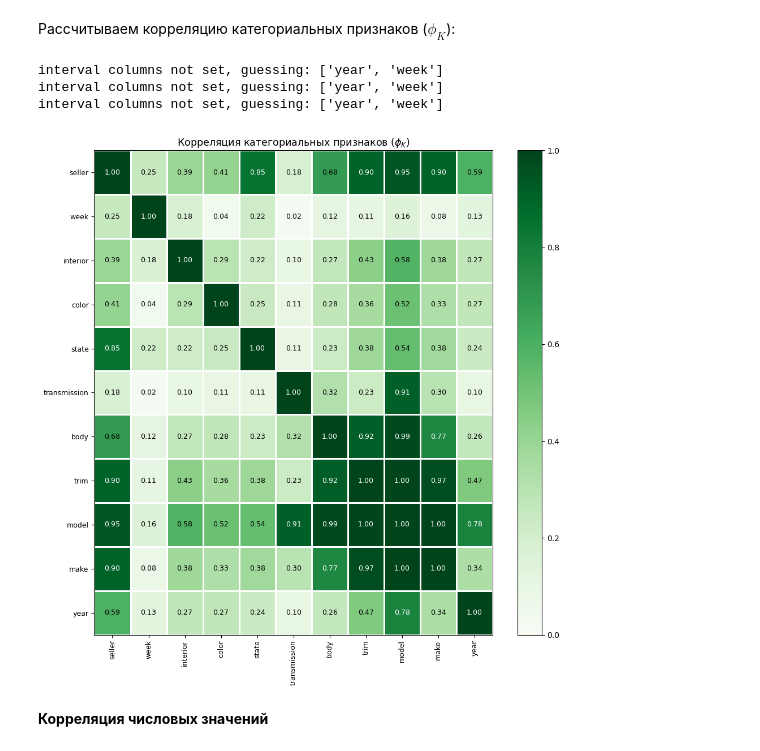
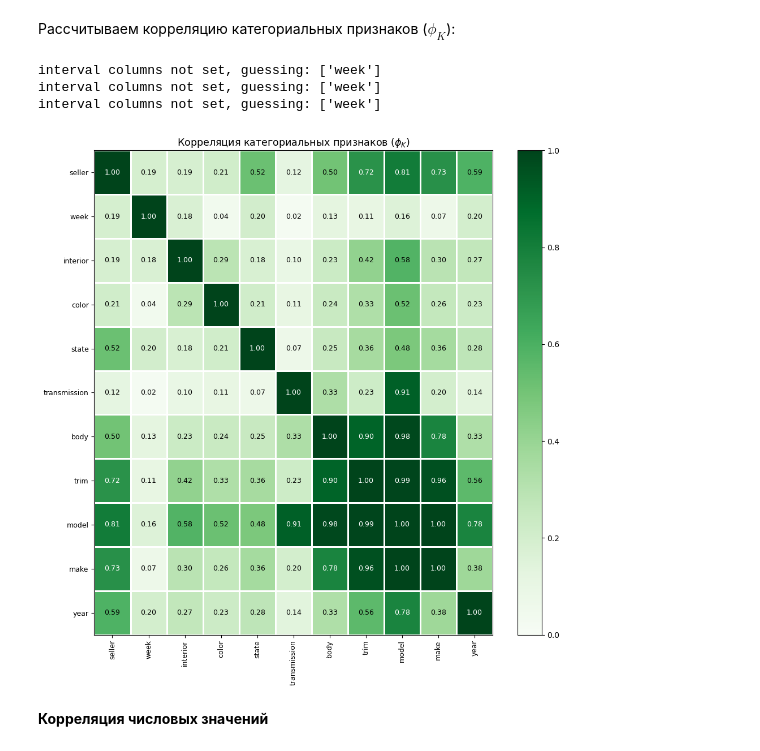
Before and after one commit to data-analyst-mr/DataScienceProjects, a Jupyter notebook: projects/real_projects/workshop-1/cars_cost.ipynb, the cells around one changed output. Drawn from its saved outputs; the diff is of its cells as text; code cells hidden in the pictures.

```diff
--- a/projects/real_projects/workshop-1/cars_cost.ipynb
+++ b/projects/real_projects/workshop-1/cars_cost.ipynb
@@ -876,0 +863,9 @@ None
+# %%
+pipeline = make_pipeline(make_nan(),
+                         model_doublon(),
+                         make_transmission_nan(),
+                         trim_seller(),
+                         condition_odometer(),
+                         create_odometer_range(),
+                         create_car_age(),
+                         odometer_condition_nan())
@@ -876,0 +874,3 @@ None
+# %%
+%%time
+df_analysis = pipeline.fit_transform(df_train)
@@ -917,11 +950,11 @@ def distribution(df_analysys):
 # %% [markdown]
 Создаем список признаков, имеющих дискретные значения:
 # %%
-analysys_bar_list = ['make', 'body', 'transmission', 'state', 'color', 'interior', 'seller', 'car_age', 'week']
+analysys_bar_list = ['year', 'make', 'body', 'transmission', 'state', 'color', 'interior', 'seller', 'car_age', 'week']
 # %%
-df_analysys = df_train.drop(['year', 'vin', 'saledate'], axis=1)
-for column in df_analysys.columns:
+df_analysis = df_analysis.drop(['vin', 'saledate'], axis=1)
+for column in df_analysis.columns:
     if (column in analysys_bar_list) & (column != 'week') & (column != 'car_age'):
-        list_analysys = list(df_analysys[column].value_counts().reset_index().head(20)[column])
-        df_analysys[column] = df_analysys.apply(lambda x: 'other' if x[column] not in list_analysys else x[column], axis=1)
+        list_analysys = list(df_analysis[column].value_counts().reset_index().head(20)[column])
+        df_analysis[column] = df_analysis.apply(lambda x: 'other' if x[column] not in list_analysys else x[column], axis=1)
 # %%
@@ -960,21 +995,21 @@ categorical_list_corr = ['year', 'make', 'model', 'trim', 'body', 'transmission'
 # %% [markdown]
 Рассчитываем корреляцию категориальных признаков ($\phi_K$):
 # %%
-plot_correlation_matrix(df_train[categorical_list_corr].phik_matrix().values,
-                        x_labels=df_train[categorical_list_corr].phik_matrix().columns,   # значения x
-                        y_labels=df_train[categorical_list_corr].phik_matrix().index,     # значения y
+plot_correlation_matrix(df_analysis[categorical_list_corr].phik_matrix().values,
+                        x_labels=df_analysis[categorical_list_corr].phik_matrix().columns,   # значения x
+                        y_labels=df_analysis[categorical_list_corr].phik_matrix().index,     # значения y
                         vmin=0, vmax=1,                                                 # минимальное и максимальное значения
                         color_map="Greens",                                             # цветовая палитра
                         title=r"Корреляция категориальных признаков ($\phi_K$)",        # заголовок
                         fontsize_factor=0.9,                                            # коэффициент размера шрифта
                         figsize=(10, 10)                                                # размер окна графика
                        )
 plt.show()
 # %% [output]
-interval columns not set, guessing: ['year', 'week']
-interval columns not set, guessing: ['year', 'week']
-interval columns not set, guessing: ['year', 'week']
+interval columns not set, guessing: ['week']
+interval columns not set, guessing: ['week']
+interval columns not set, guessing: ['week']
-[figure, old version]
+[figure, new version]
 # %% [markdown]
 **Корреляция числовых значений**
 # %% [markdown]
```
Also changed, not shown: parts of 114 cells of this notebook.
